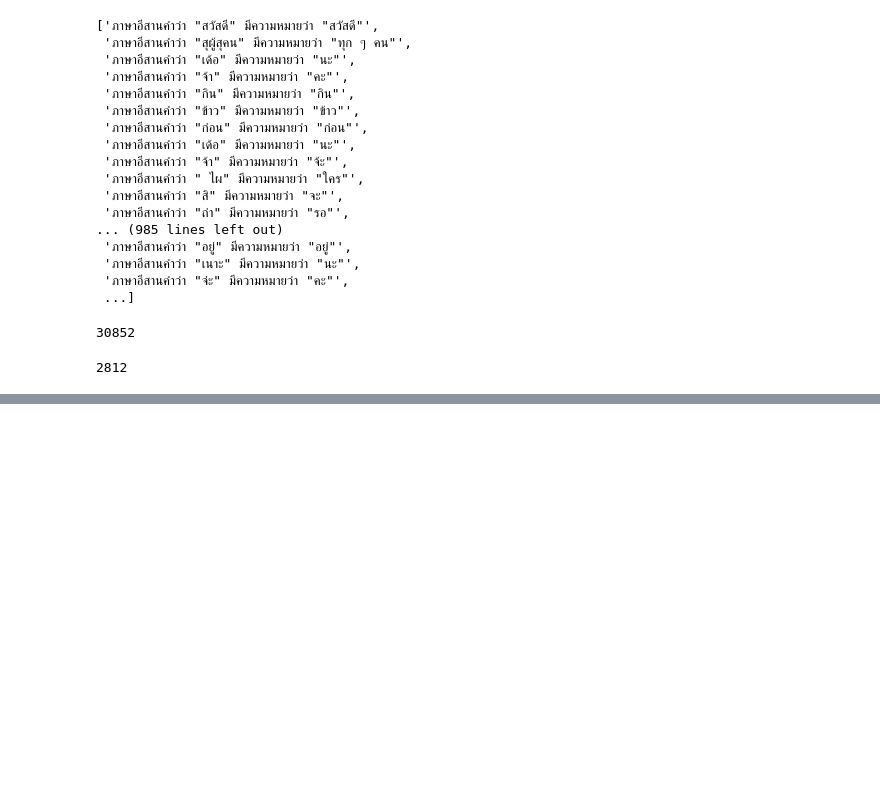
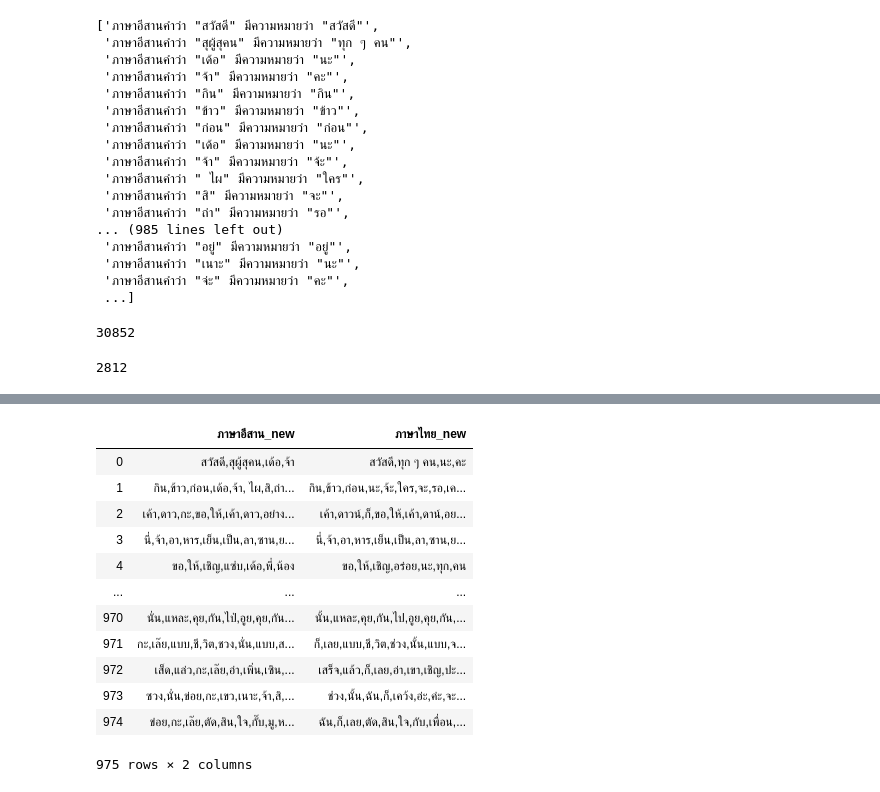
Before and after one commit to 603021889-5/python_dataviz, a Jupyter notebook: Midterm_07_02_63.ipynb, the cells around one changed output, grey strips where cells are left out. Cells and saved outputs as stored; diff of their text form; code cells hidden in the pictures; blank space fills up the shorter version.

```diff
--- a/Midterm_07_02_63.ipynb
+++ b/Midterm_07_02_63.ipynb
@@ -352,0 +385,18 @@ finish_list_word
+# %%
+Dictionary=Data[['ภาษาอีสาน_new','ภาษาไทย_new']]
+# %%
+Dictionary
+# %% [output]
+|  | ภาษาอีสาน_new | ภาษาไทย_new |
+| 0 | สวัสดี,สุผู้สุคน,เด้อ,จ้า | สวัสดี,ทุก ๆ คน,นะ,คะ |
+| 1 | กิน,ข้าว,ก่อน,เด้อ,จ้า, ไผ,สิ,ถ่า... | กิน,ข้าว,ก่อน,นะ,จ้ะ,ใคร,จะ,รอ,เค... |
+| 2 | เค้า,ดาว,กะ,ขอ,ให้,เค้า,ดาว,อย่าง... | เค้า,ดาวน์,ก็,ขอ,ให้,เค้า,ดาน์,อย... |
+| 3 | นี่,จ้า,อา,หาร,เย็น,เป็น,ลา,ซาน,ย... | นี่,จ้า,อา,หาร,เย็น,เป็น,ลา,ซาน,ย... |
+| 4 | ขอ,ให้,เชิญ,แซ่บ,เด้อ,พี่,น้อง | ขอ,ให้,เชิญ,อร่อย,นะ,ทุก,คน |
+| ... | ... | ... |
+| 970 | นั่น,แหละ,คุย,กัน,ไป่,อูย,คุย,กัน... | นั้น,แหละ,คุย,กัน,ไป,อูย,คุย,กัน,... |
+| 971 | กะ,เล๊ย,แบบ,ชี,วิต,ชวง,นั่น,แบบ,ส... | ก็,เลย,แบบ,ชี,วิต,ช่วง,นั้น,แบบ,จ... |
+| 972 | เส็ด,แล่ว,กะ,เล๊ย,อ่า,เพิ่น,เซิน,... | เสร็จ,แล้ว,ก็,เลย,อ่า,เขา,เชิญ,ปะ... |
+| 973 | ซวง,นั่น,ข่อย,กะ,เขว,เนาะ,จ้า,สิ,... | ช่วง,นั้น,ฉัน,ก็,เคว้ง,อ่ะ,ค่ะ,จะ... |
+| 974 | ข่อย,กะ,เล๊ย,ตัด,สิน,ใจ,กั๊บ,มู,ห... | ฉัน,ก็,เลย,ตัด,สิน,ใจ,กับ,เพื่อน,... |
+975 rows × 2 columns
```
Also changed, not shown: parts of 3 cells of this notebook.
